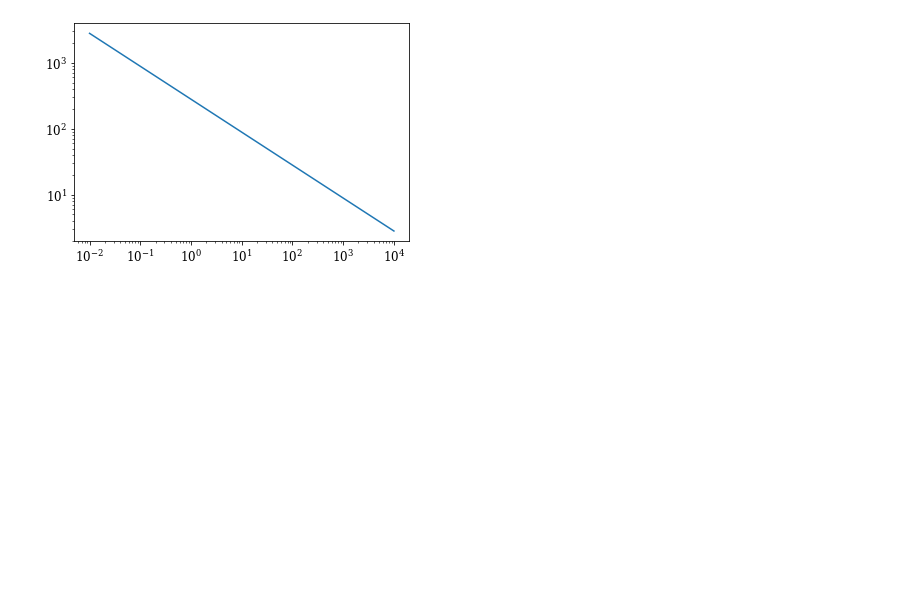
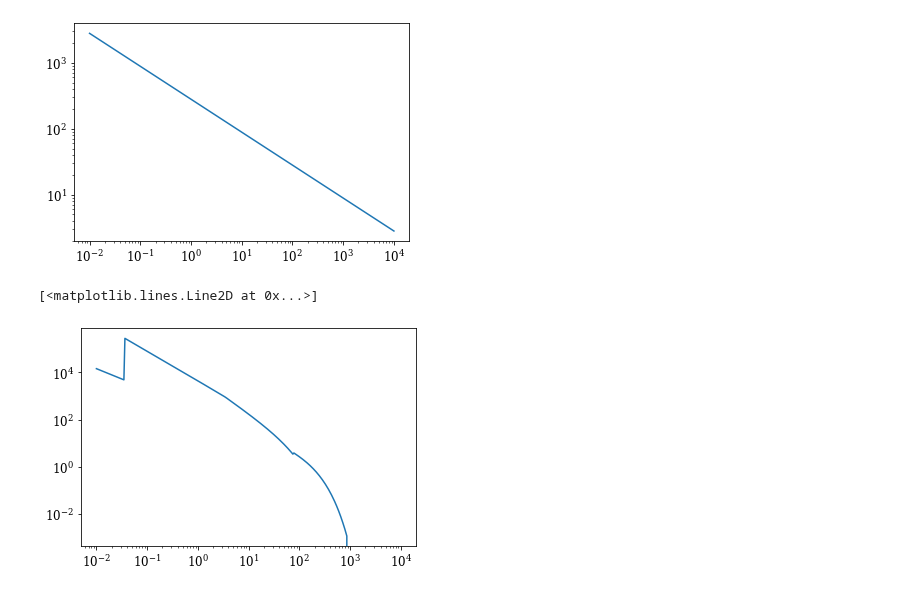
Before and after one commit to agent031/bachelor_code, a Jupyter notebook: Testing_values_T0/combined_temp.ipynb, the cells around one changed output. Saved outputs shown, nothing was run; the diff lists cells and outputs as text; code cells hidden in the pictures; blank space fills up the shorter version.

```diff
--- a/Testing_values_T0/combined_temp.ipynb
+++ b/Testing_values_T0/combined_temp.ipynb
@@ -153,4 +153,12 @@ plt.loglog(r, T_req)
 # %% [output]
 [<matplotlib.lines.Line2D at 0x...>]
 [figure]
+# %%
+def T_func(T, Σ):
+    return (T_vis(T, Σ_initial(r_au)).value**4 + T_req.value**4 - T.value**4)**0.25
+# %%
+plt.loglog(r, T_func(T_req, Σ_initial(r_au)))
+# %% [output]
+[<matplotlib.lines.Line2D at 0x...>]
+[figure, added]
 # %%
```
Also changed, not shown: parts of 6 cells of this notebook.
